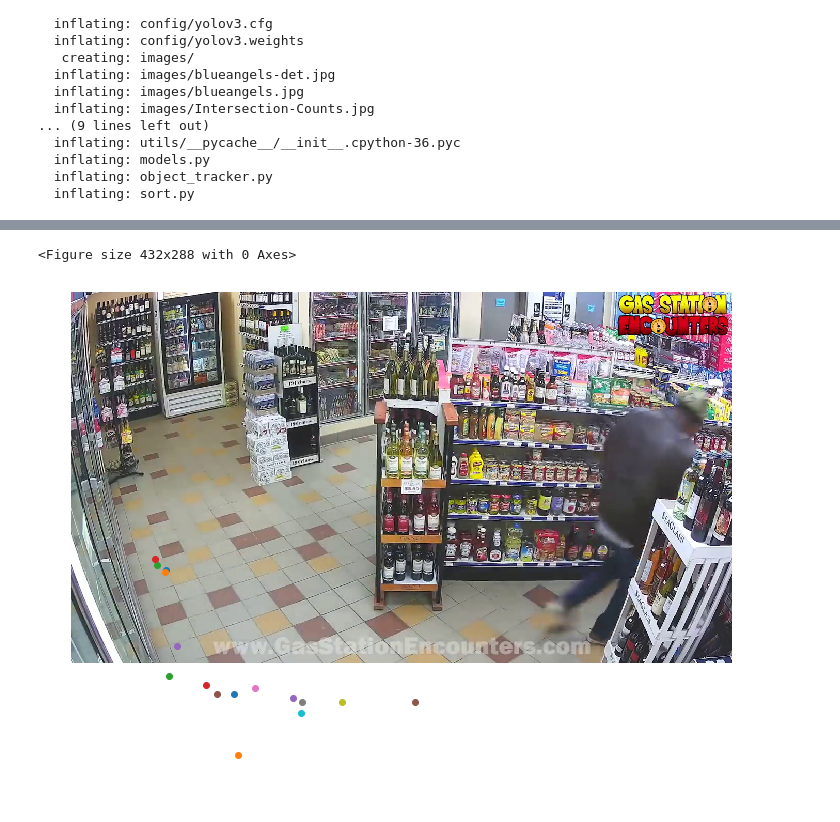
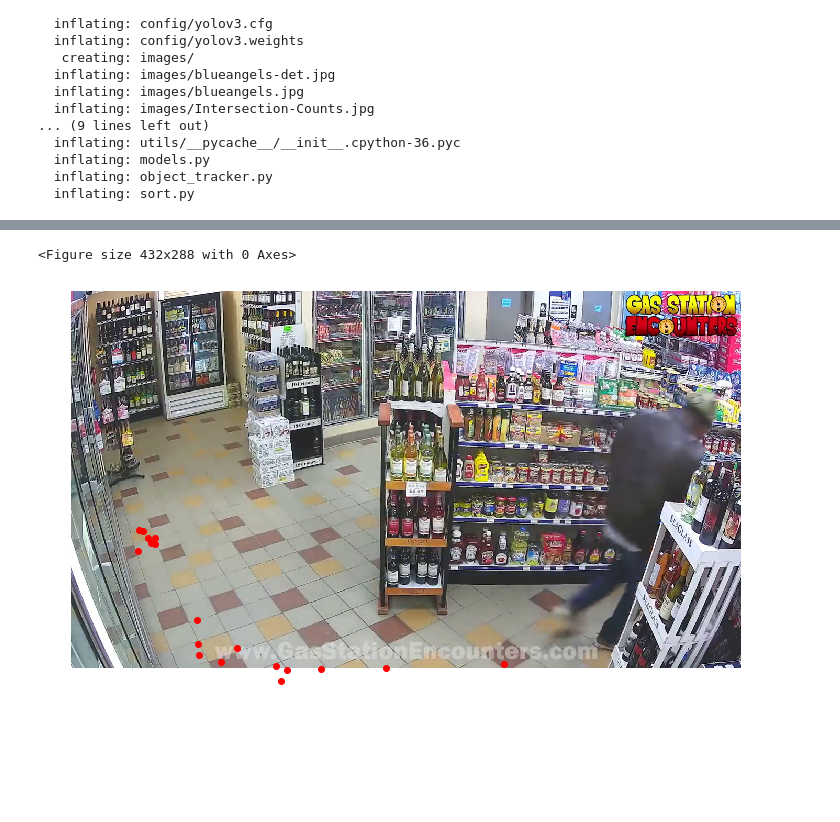
Before and after one commit to ppercca/tesis-pucp, a Jupyter notebook: development/Tesis.ipynb, the cells around one changed output, grey strips where cells are left out. Saved outputs shown, nothing was run; the diff lists cells and outputs as text; code cells hidden in the pictures; blank space fills up the shorter version.

```diff
--- a/development/Tesis.ipynb
+++ b/development/Tesis.ipynb
@@ -130,7 +130,7 @@ detection_position = []
 
 j = 0
 
-for i in range(0 * frames_segundos, segundos * frames_segundos): # 271 862
+for i in range(0, 862): # 271 862
   img_path = 'frame' + str(i) + '.jpg'
   img = Image.open(img_path)
   np_img = np.array(img)
@@ -164,18 +164,18 @@ for i in range(0 * frames_segundos, segundos * frames_segundos): # 271 862
         puntos_por_detections.append(y)
 
 
-        if (i+1) % frames_segundos != 0:
+        if (i+1) % frames_segundos != 0 or frames_segundos ==1:
 
           if len(list_detections_acc) == 0:
              list_detections_acc = puntos_por_detections
           else:
             list_detections_acc = list(map(sum, zip(puntos_por_detections, list_detections_acc)))
-            j = j + 1
-            #print('j ' + str(j))
+          j = j + 1
+          #print('j ' + str(j))
           #print(list_detections_acc)
-        break
+        #break
 
-  if (i+1) % frames_segundos == 0 and j !=0 :
+  if (i+1) % frames_segundos == 0 and (j !=0 or frames_segundos ==1) :
 
     for k in range(0, int(len(list_detections_acc)/2)):
 
@@ -248,32 +248,32 @@ cmap = plt.get_cmap('tab20b')
 colors = [cmap(i) for i in np.linspace(0, 1, 20)]
 
 plt.figure()
 fig, ax = plt.subplots(1, figsize=(12,9))
 ax.imshow(np_img)
 
 
 i = 0
 if list_detections is not None:
     #unique_labels = list_detections.cpu().unique()
     #n_cls_preds = len(unique_labels)
     bbox_colors = random.sample(colors, 1)
     # browse detections and draw bounding boxes
     for x, y in list_detections:
        # i = i + 1
        # box_h = ((y2 - y1) / unpad_h) * np_img.shape[0]
        # box_w = ((x2 - x1) / unpad_w) * np_img.shape[1]
        # y1 = ((y1 - pad_y // 2) / unpad_h) * np_img.shape[0]
        # x1 = ((x1 - pad_x // 2) / unpad_w) * np_img.shape[1]
         color = (0.5176470588235295, 0.23529411764705882, 0.2235294117647059, 1.0) #bbox_colors[int(np.where(unique_labels == int(cls_pred))[0])]
         #bbox = patches.Rectangle((x1, y1), box_w, box_h, linewidth=2, edgecolor=color, facecolor='none')
-        ax.scatter(x , y) #(y1 + box_h/2).item()
+        ax.scatter(x ,  y, c = 'red') #(y1 + box_h/2).item()
         #ax.add_patch(bbox)
         #plt.text(x1, y1, s=classes[int(cls_pred)] + str(i), color='white', verticalalignment='top',
                 #bbox={'color': color, 'pad': 0})
 plt.axis('off')
 # save image
 plt.savefig('frame0.jpg'.replace(".jpg", "-det.jpg"), bbox_inches='tight', pad_inches=0.0)
 plt.show()
 # %% [output]
 <Figure size 432x288 with 0 Axes>
-[figure, old version]
+[figure, new version]
```
Also changed, not shown: parts of 5 cells of this notebook, 1 other file.
